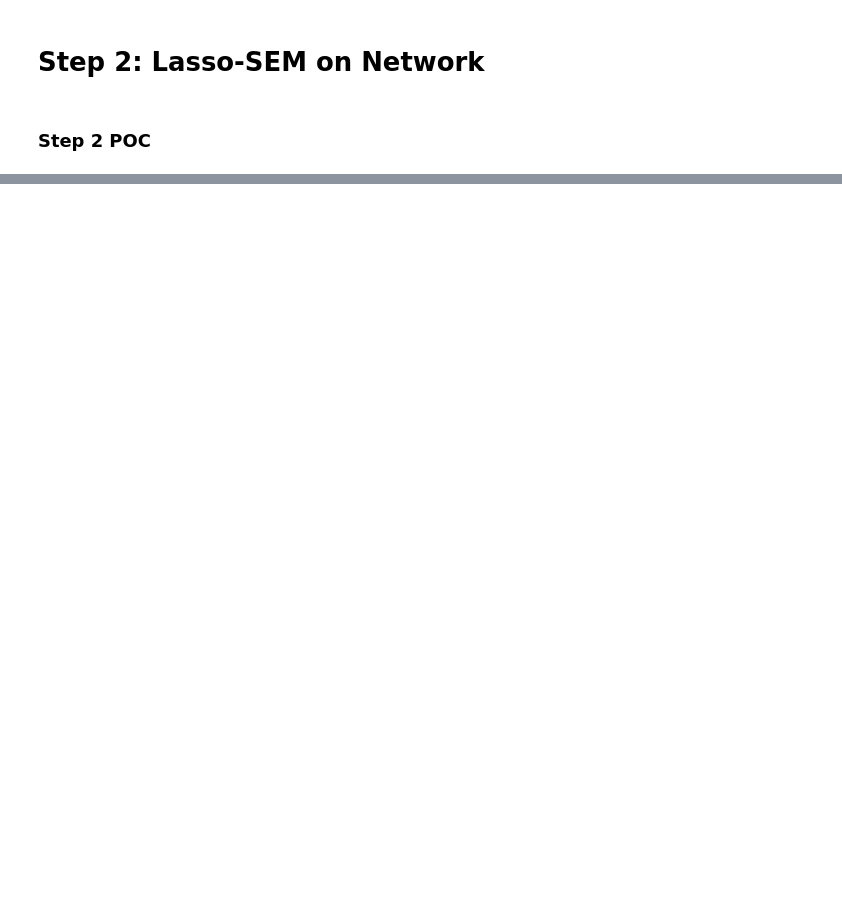
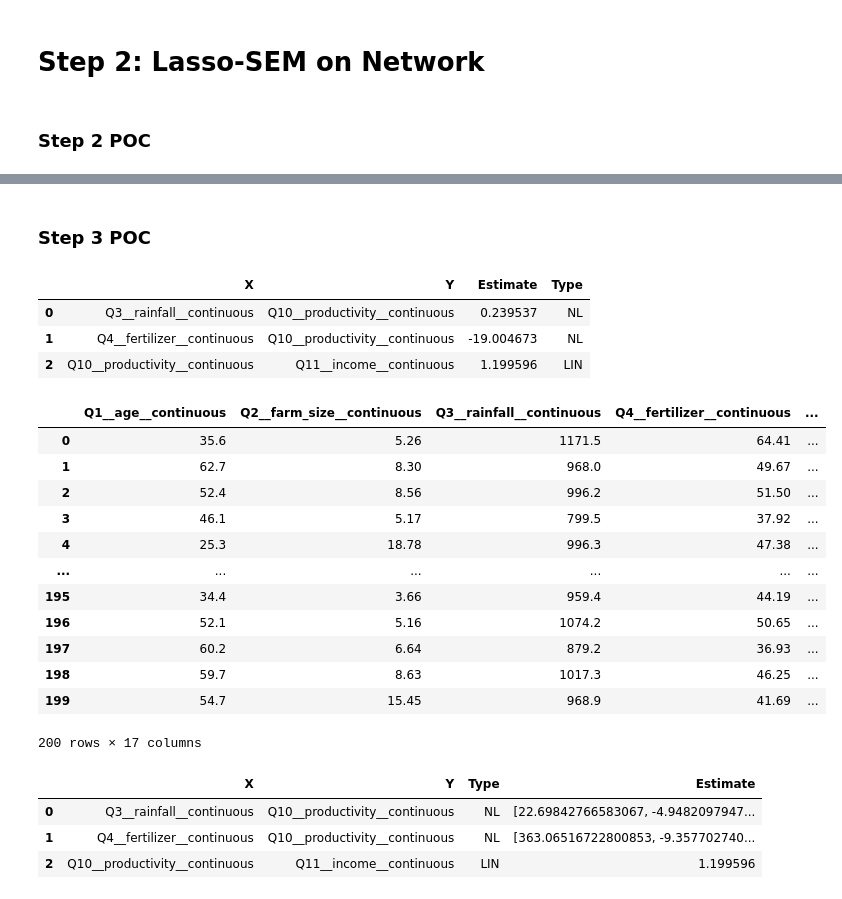
Before and after one commit to thenarrowgate/smallholder-productivity-analysis, a Jupyter notebook: EDA.ipynb, the cells around one changed output, grey strips where cells are left out. Cells and saved outputs as stored; diff of their text form; code cells hidden in the pictures; blank space fills up the shorter version.

Commit message:
finished step 3, now making fit_gam_model return also knot intervals

```diff
--- a/EDA.ipynb
+++ b/EDA.ipynb
@@ -5023,7 +4978,7 @@ def sanitize_column_name(col: str) -> str:
     Replaces problematic characters based on a defined mapping.
     """
     replacements = {
-        '-': '_',
+        '-': '__',
         '#': '0',
         ':': '',
         '.': ''
@@ -5357,0 +5541,25 @@ df
+# %% [markdown]
+### Step 3 POC
+# %%
+surviving_edges
+# %% [output]
+|  | X | Y | Estimate | Type |
+| 0 | Q3__rainfall__continuous | Q10__productivity__continuous | 0.239537 | NL |
+| 1 | Q4__fertilizer__continuous | Q10__productivity__continuous | -19.004673 | NL |
+| 2 | Q10__productivity__continuous | Q11__income__continuous | 1.199596 | LIN |
+# %%
+df_copy
+# %% [output]
+|  | Q1__age__continuous | Q2__farm_size__continuous | Q3__rainfall__continuous | Q4__fertilizer__continuous | ... |
+| 0 | 35.6 | 5.26 | 1171.5 | 64.41 | ... |
+| 1 | 62.7 | 8.30 | 968.0 | 49.67 | ... |
+| 2 | 52.4 | 8.56 | 996.2 | 51.50 | ... |
+| 3 | 46.1 | 5.17 | 799.5 | 37.92 | ... |
+| 4 | 25.3 | 18.78 | 996.3 | 47.38 | ... |
+| ... | ... | ... | ... | ... | ... |
+| 195 | 34.4 | 3.66 | 959.4 | 44.19 | ... |
+| 196 | 52.1 | 5.16 | 1074.2 | 50.65 | ... |
+| 197 | 60.2 | 6.64 | 879.2 | 36.93 | ... |
+| 198 | 59.7 | 8.63 | 1017.3 | 46.25 | ... |
+| 199 | 54.7 | 15.45 | 968.9 | 41.69 | ... |
+200 rows × 17 columns
@@ -5357,0 +5576,7 @@ df
+# %%
+refine_edges(df_copy, surviving_edges)
+# %% [output]
+|  | X | Y | Type | Estimate |
+| 0 | Q3__rainfall__continuous | Q10__productivity__continuous | NL | [22.69842766583067, -4.9482097947... |
+| 1 | Q4__fertilizer__continuous | Q10__productivity__continuous | NL | [363.06516722800853, -9.357702740... |
+| 2 | Q10__productivity__continuous | Q11__income__continuous | LIN | 1.199596 |
```
Also changed, not shown: parts of 24 cells of this notebook.
